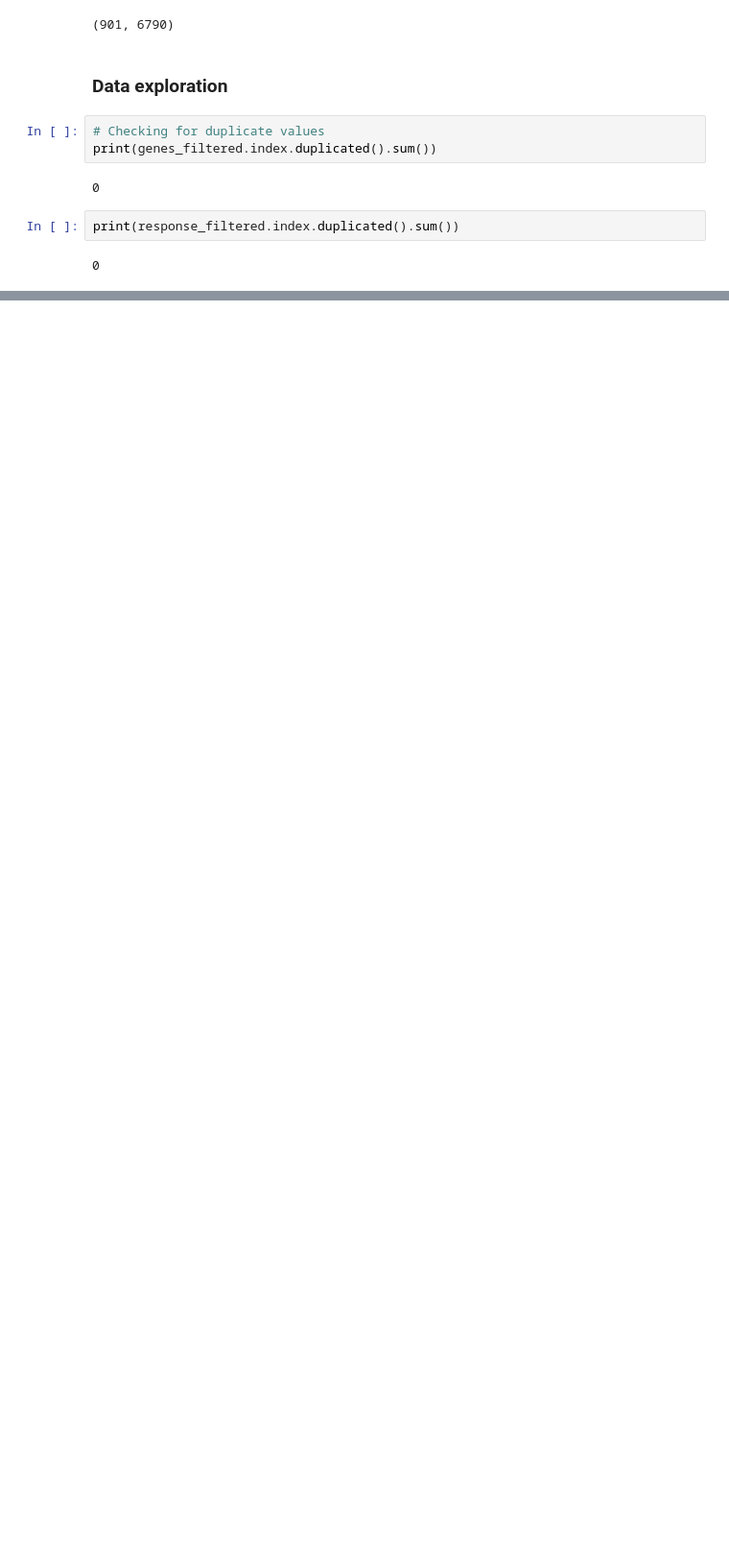
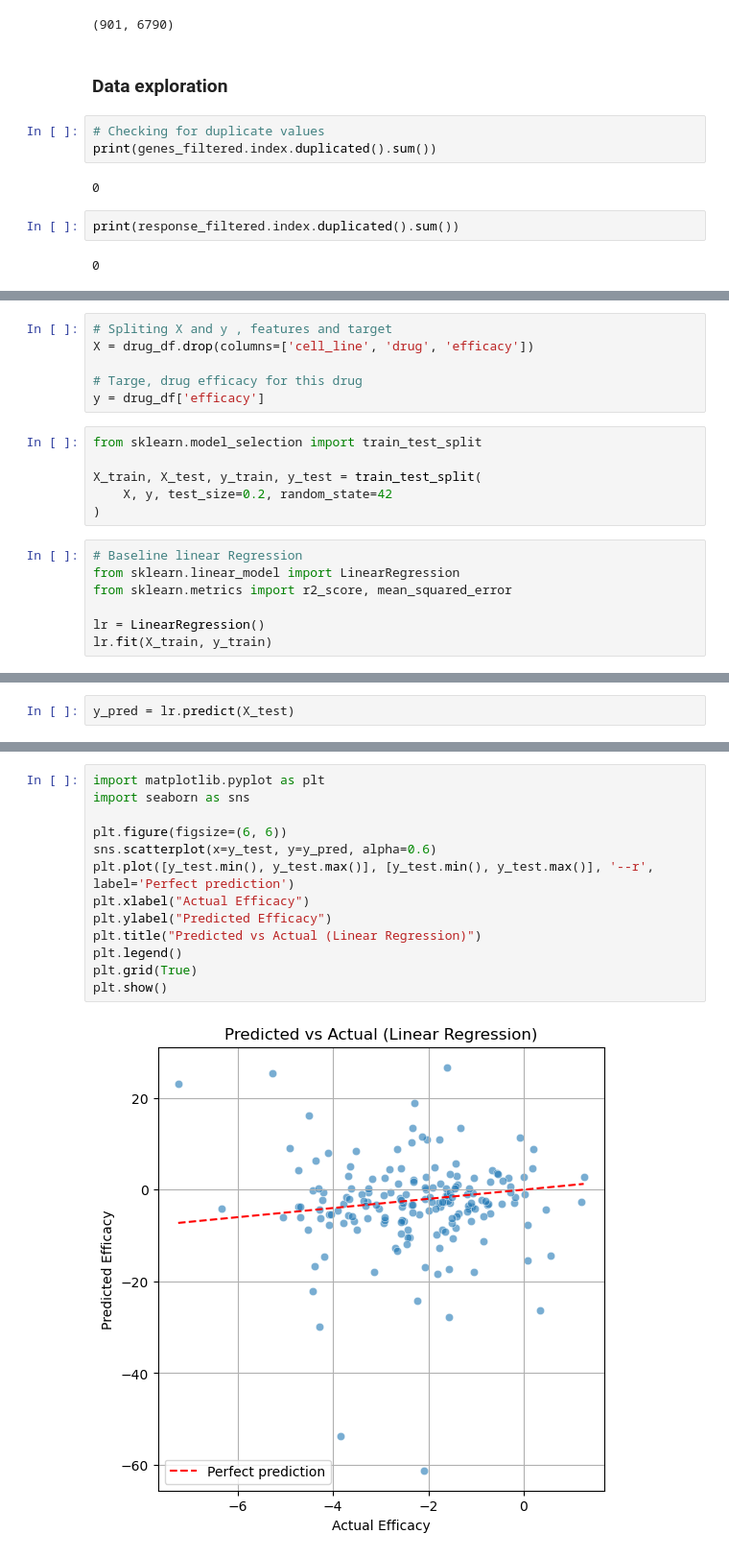
Before and after one commit to Alexreat/Drug_response_prediction, a Jupyter notebook: Drug_response.ipynb, the cells around one changed output, grey strips where cells are left out. Shown: that part at 96% size. Drawn from its saved outputs; the diff is of its cells as text; blank space fills up the shorter version.

Commit message:
initial models

```diff
--- a/Drug_response.ipynb
+++ b/Drug_response.ipynb
@@ -102,0 +238,19 @@ print(response_filtered.index.duplicated().sum())
+# %%
+# Spliting X and y , features and target
+X = drug_df.drop(columns=['cell_line', 'drug', 'efficacy'])
+
+# Targe, drug efficacy for this drug
+y = drug_df['efficacy']
+# %%
+from sklearn.model_selection import train_test_split
+
+X_train, X_test, y_train, y_test = train_test_split(
+    X, y, test_size=0.2, random_state=42
+)
+# %%
+# Baseline linear Regression
+from sklearn.linear_model import LinearRegression
+from sklearn.metrics import r2_score, mean_squared_error
+
+lr = LinearRegression()
+lr.fit(X_train, y_train)
@@ -102,0 +259,2 @@ print(response_filtered.index.duplicated().sum())
+# %%
+y_pred = lr.predict(X_test)
@@ -102,0 +273,15 @@ print(response_filtered.index.duplicated().sum())
+# %%
+import matplotlib.pyplot as plt
+import seaborn as sns
+
+plt.figure(figsize=(6, 6))
+sns.scatterplot(x=y_test, y=y_pred, alpha=0.6)
+plt.plot([y_test.min(), y_test.max()], [y_test.min(), y_test.max()], '--r', label='Perfect prediction')
+plt.xlabel("Actual Efficacy")
+plt.ylabel("Predicted Efficacy")
+plt.title("Predicted vs Actual (Linear Regression)")
+plt.legend()
+plt.grid(True)
+plt.show()
+# %% [output]
+[figure, added]
```
Also changed, not shown: parts of 33 cells of this notebook.
